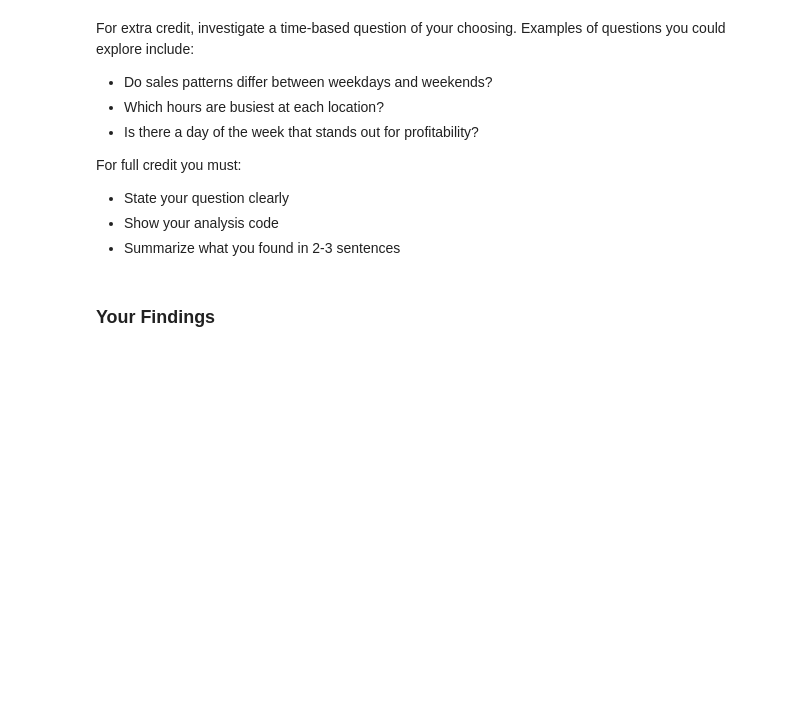
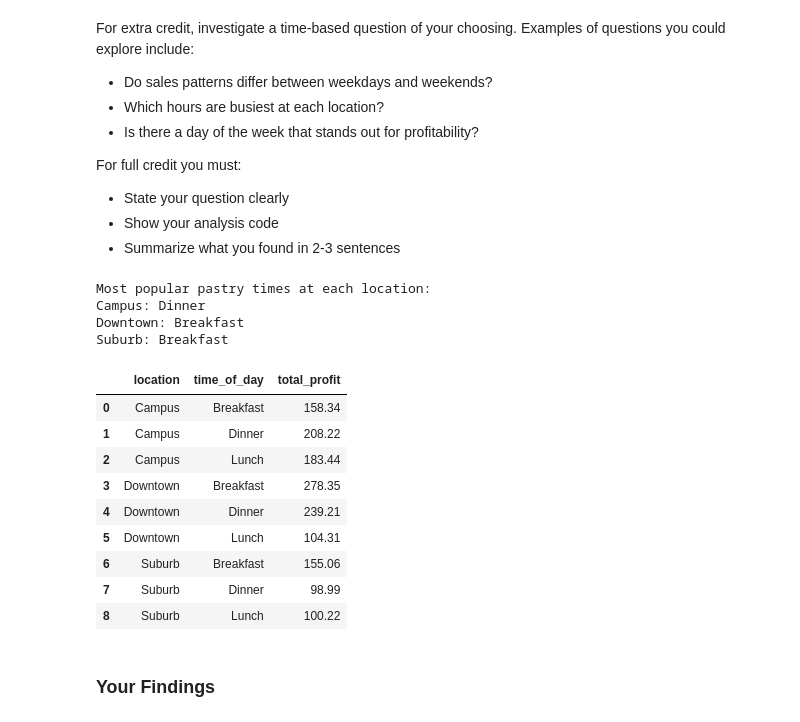
Before and after one commit to oubrando/p4eda-work, a Jupyter notebook: test2b/test_2b.ipynb, the cells around one changed output. Drawn from its saved outputs; the diff is of its cells as text; code cells hidden in the pictures; blank space fills up the shorter version.

```diff
--- a/test2b/test_2b.ipynb
+++ b/test2b/test_2b.ipynb
@@ -365,6 +365,57 @@ For full credit you must:
 - Summarize what you found in 2-3 sentences
 # %%
 # Bonus: Your time-based analysis here
+def get_time_period(t):
+    if t < pd.to_datetime("11:00").time():
+        return 'Breakfast'
+    elif t < pd.to_datetime("15:00").time():
+        return 'Lunch'
+    else:
+        return 'Dinner'
+
+pastry_data = merged[merged['category'] == 'Pastry'].copy()
+
+pastry_data['time_of_day'] = pastry_data['timestamp'].dt.time.apply(get_time_period)
+
+pastry_time_sensitivity = (
+    pastry_data
+    .groupby(['location', 'time_of_day'])
+    .agg(
+        total_profit=('profit', 'sum'),
+    )
+    .reset_index()
+)
+
+campus_data = pastry_time_sensitivity[pastry_time_sensitivity['location'] == 'Campus']
+campus_pastry_peak = campus_data.loc[campus_data['total_profit'].idxmax(), 'time_of_day']
+
+downtown_data = pastry_time_sensitivity[pastry_time_sensitivity['location'] == 'Downtown']
+downtown_pastry_peak = downtown_data.loc[downtown_data['total_profit'].idxmax(), 'time_of_day']
+
+suburb_data = pastry_time_sensitivity[pastry_time_sensitivity['location'] == 'Suburb']
+suburb_pastry_peak = suburb_data.loc[suburb_data['total_profit'].idxmax(), 'time_of_day']
+
+print("Most popular pastry times at each location:")
+print("Campus:",campus_pastry_peak)
+print("Downtown:",downtown_pastry_peak)
+print("Suburb:",suburb_pastry_peak)
+print("\n")
+pastry_time_sensitivity
+# %% [output]
+Most popular pastry times at each location:
+Campus: Dinner
+Downtown: Breakfast
+Suburb: Breakfast
+|  | location | time_of_day | total_profit |
+| 0 | Campus | Breakfast | 158.34 |
+| 1 | Campus | Dinner | 208.22 |
+| 2 | Campus | Lunch | 183.44 |
+| 3 | Downtown | Breakfast | 278.35 |
+| 4 | Downtown | Dinner | 239.21 |
+| 5 | Downtown | Lunch | 104.31 |
+| 6 | Suburb | Breakfast | 155.06 |
+| 7 | Suburb | Dinner | 98.99 |
+| 8 | Suburb | Lunch | 100.22 |
 # %% [markdown]
 ### Your Findings
 # %% [markdown]
```
Also changed, not shown: parts of 1 cell of this notebook.
